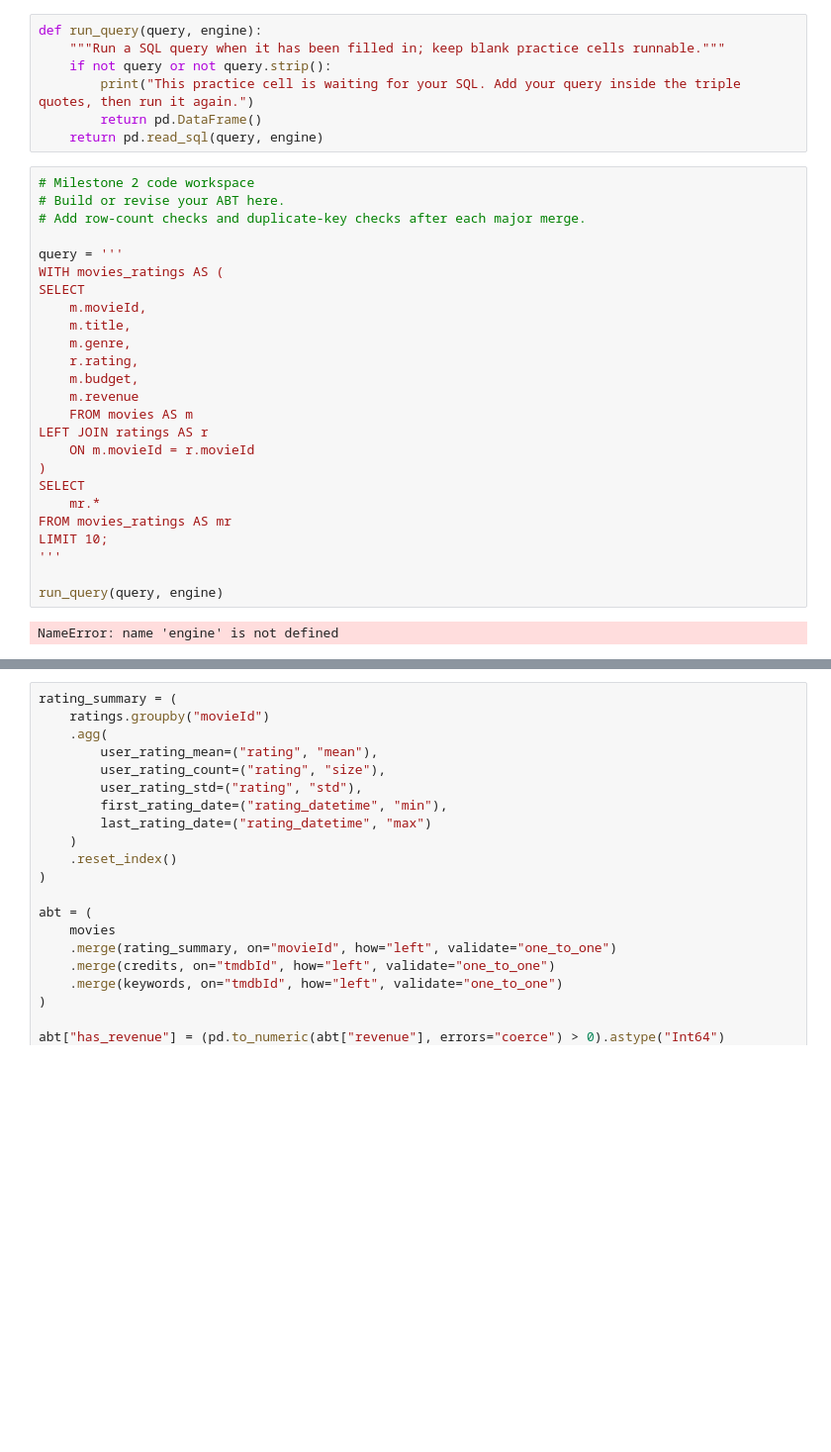
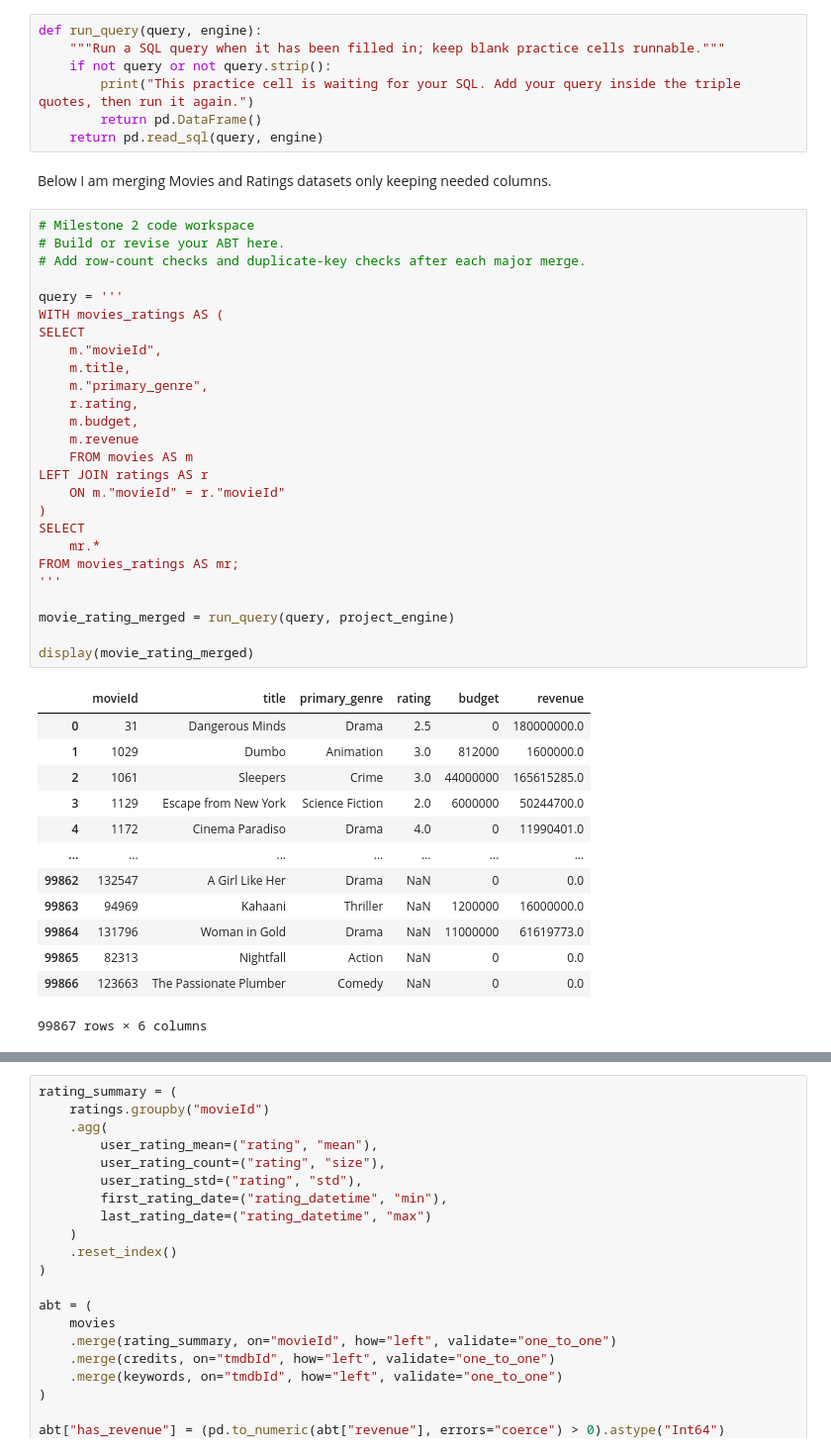
Before and after one commit to mlholg99/ban6003-project-movie-template-Meagan_Holguin, a Jupyter notebook: notebooks/movies_project_starter.ipynb, the cells around one changed output, grey strips where cells are left out. Shown at 99% size. Drawn from its saved outputs; the diff is of its cells as text; blank space fills up the shorter version.

```diff
--- a/notebooks/movies_project_starter.ipynb
+++ b/notebooks/movies_project_starter.ipynb
@@ -413,30 +462,45 @@ def run_query(query, engine):
         print("This practice cell is waiting for your SQL. Add your query inside the triple quotes, then run it again.")
         return pd.DataFrame()
     return pd.read_sql(query, engine)
+# %% [markdown]
+Below I am merging Movies and Ratings datasets only keeping needed columns.
 # %%
 # Milestone 2 code workspace
 # Build or revise your ABT here.
 # Add row-count checks and duplicate-key checks after each major merge.
 
 query = '''
 WITH movies_ratings AS (
 SELECT
-    m.movieId,
+    m."movieId",
     m.title,
-    m.genre,
+    m."primary_genre",
     r.rating,
     m.budget,
     m.revenue
     FROM movies AS m
 LEFT JOIN ratings AS r
-    ON m.movieId = r.movieId
+    ON m."movieId" = r."movieId"
 )
 SELECT
     mr.*
-FROM movies_ratings AS mr
-LIMIT 10;
+FROM movies_ratings AS mr;
 '''
 
-run_query(query, engine)
+movie_rating_merged = run_query(query, project_engine)
+
+display(movie_rating_merged)
 # %% [output]
+|  | movieId | title | primary_genre | rating | budget | revenue |
+| 0 | 31 | Dangerous Minds | Drama | 2.5 | 0 | 180000000.0 |
+| 1 | 1029 | Dumbo | Animation | 3.0 | 812000 | 1600000.0 |
+| 2 | 1061 | Sleepers | Crime | 3.0 | 44000000 | 165615285.0 |
+| 3 | 1129 | Escape from New York | Science Fiction | 2.0 | 6000000 | 50244700.0 |
+| 4 | 1172 | Cinema Paradiso | Drama | 4.0 | 0 | 11990401.0 |
+| ... | ... | ... | ... | ... | ... | ... |
+| 99862 | 132547 | A Girl Like Her | Drama | NaN | 0 | 0.0 |
+| 99863 | 94969 | Kahaani | Thriller | NaN | 1200000 | 16000000.0 |
+| 99864 | 131796 | Woman in Gold | Drama | NaN | 11000000 | 61619773.0 |
+| 99865 | 82313 | Nightfall | Action | NaN | 0 | 0.0 |
+| 99866 | 123663 | The Passionate Plumber | Comedy | NaN | 0 | 0.0 |
-NameError: name 'engine' is not defined
+99867 rows × 6 columns
```
Also changed, not shown: parts of 8 cells of this notebook.
